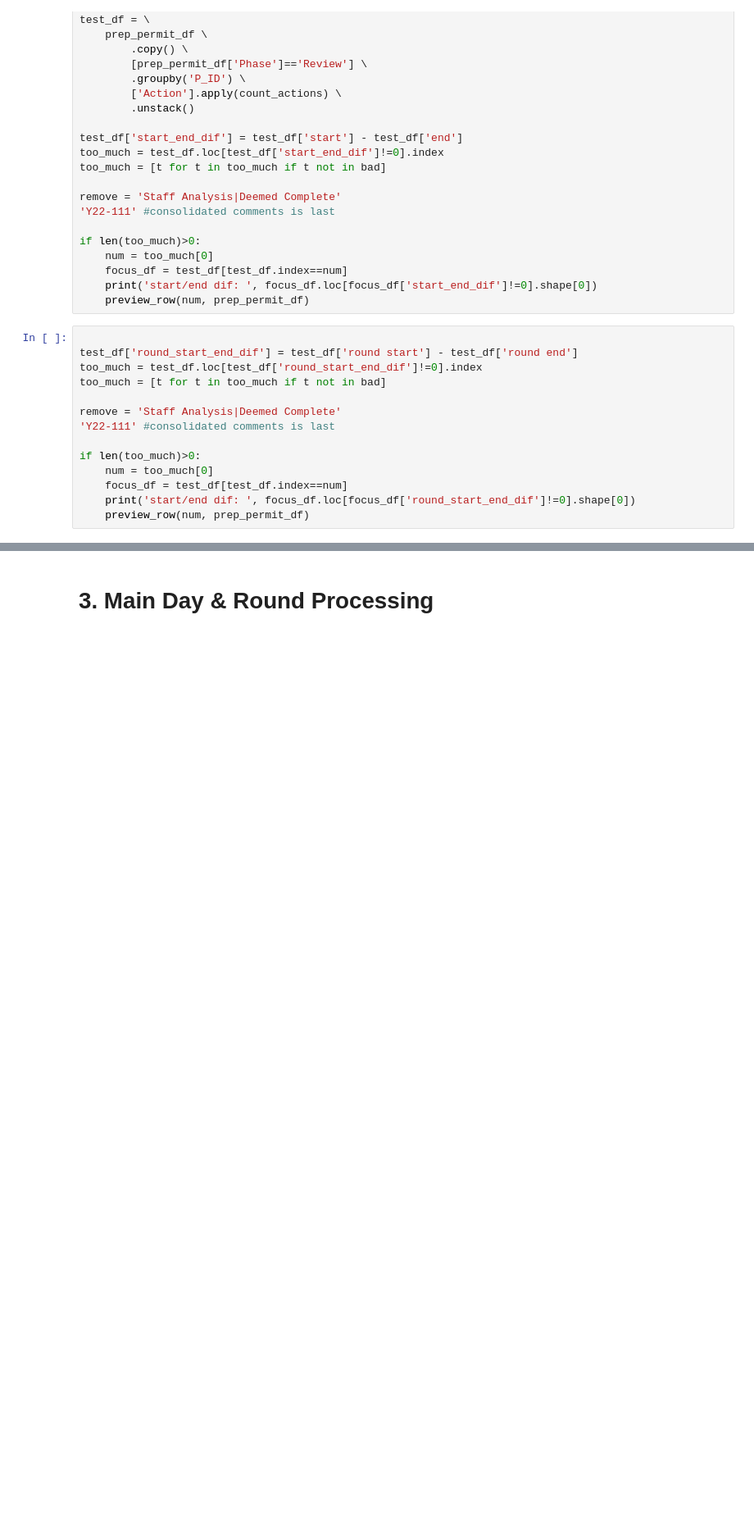
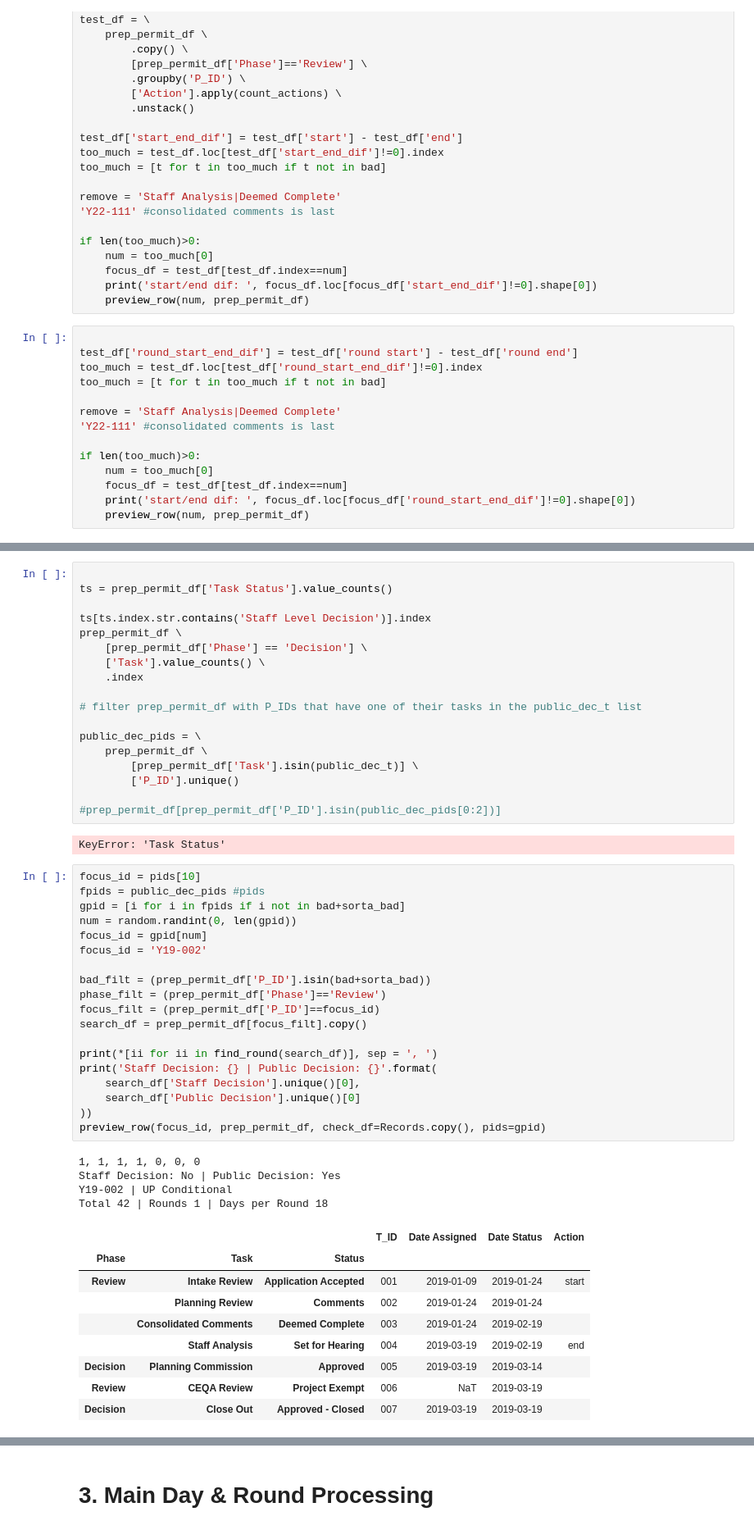
Before and after one commit to nelmsal/WC_Accela_Permit_Metrics, a Jupyter notebook: python/process_permit2.ipynb, the cells around one changed output, grey strips where cells are left out. Shown: that part at 82% size. Saved outputs shown, nothing was run; the diff lists cells and outputs as text; blank space fills up the shorter version.

Commit message:
finished counting scripts

```diff
--- a/python/process_permit2.ipynb
+++ b/python/process_permit2.ipynb
@@ -379,2 +472,55 @@ agg_df \
+# %%
+
+ts = prep_permit_df['Task Status'].value_counts()
+
+ts[ts.index.str.contains('Staff Level Decision')].index
+prep_permit_df \
+    [prep_permit_df['Phase'] == 'Decision'] \
+    ['Task'].value_counts() \
+    .index
+
+# filter prep_permit_df with P_IDs that have one of their tasks in the public_dec_t list
+
+public_dec_pids = \
+    prep_permit_df \
+        [prep_permit_df['Task'].isin(public_dec_t)] \
+        ['P_ID'].unique()
+
+#prep_permit_df[prep_permit_df['P_ID'].isin(public_dec_pids[0:2])]
+# %% [output]
+KeyError: 'Task Status'
+# %%
+focus_id = pids[10]
+fpids = public_dec_pids #pids
+gpid = [i for i in fpids if i not in bad+sorta_bad]
+num = random.randint(0, len(gpid))
+focus_id = gpid[num]
+focus_id = 'Y19-002'
+
+bad_filt = (prep_permit_df['P_ID'].isin(bad+sorta_bad))
+phase_filt = (prep_permit_df['Phase']=='Review')
+focus_filt = (prep_permit_df['P_ID']==focus_id)
+search_df = prep_permit_df[focus_filt].copy()
+
+print(*[ii for ii in find_round(search_df)], sep = ', ')
+print('Staff Decision: {} | Public Decision: {}'.format(
+    search_df['Staff Decision'].unique()[0],
+    search_df['Public Decision'].unique()[0]
+))
+preview_row(focus_id, prep_permit_df, check_df=Records.copy(), pids=gpid)
+# %% [output]
+1, 1, 1, 1, 0, 0, 0
+Staff Decision: No | Public Decision: Yes
+Y19-002 | UP Conditional
+Total 42 | Rounds 1 | Days per Round 18
+|  |  |  | T_ID | Date Assigned | Date Status | Action |
+| Phase | Task | Status |  |  |  |  |
+| Review | Intake Review | Application Accepted | 001 | 2019-01-09 | 2019-01-24 | start |
+|  | Planning Review | Comments | 002 | 2019-01-24 | 2019-01-24 |  |
+|  | Consolidated Comments | Deemed Complete | 003 | 2019-01-24 | 2019-02-19 |  |
+|  | Staff Analysis | Set for Hearing | 004 | 2019-03-19 | 2019-02-19 | end |
+| Decision | Planning Commission | Approved | 005 | 2019-03-19 | 2019-03-14 |  |
+| Review | CEQA Review | Project Exempt | 006 | NaT | 2019-03-19 |  |
+| Decision | Close Out | Approved - Closed | 007 | 2019-03-19 | 2019-03-19 |  |
 # %%
 focus_id = pids[10]
```
Also changed, not shown: parts of 7 cells of this notebook, 5 other files.
